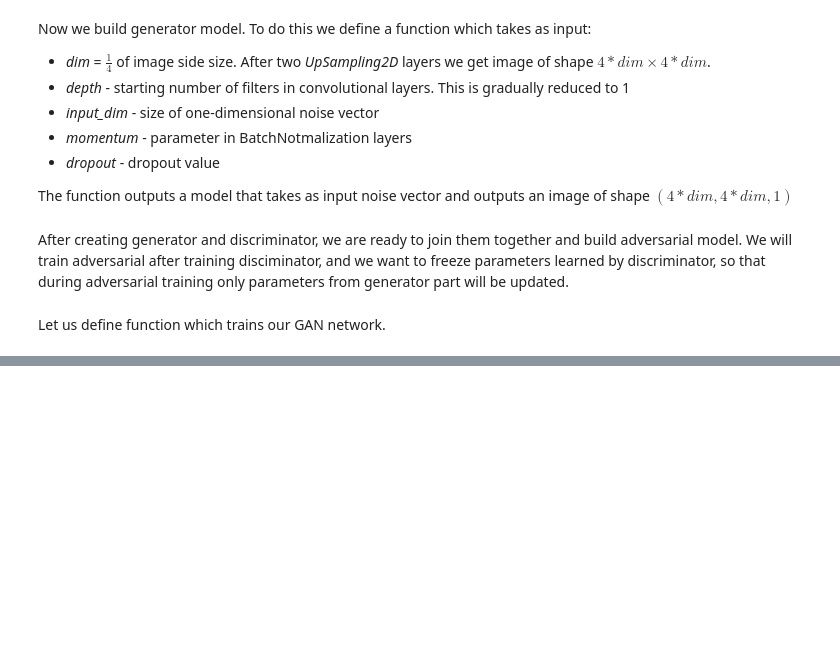
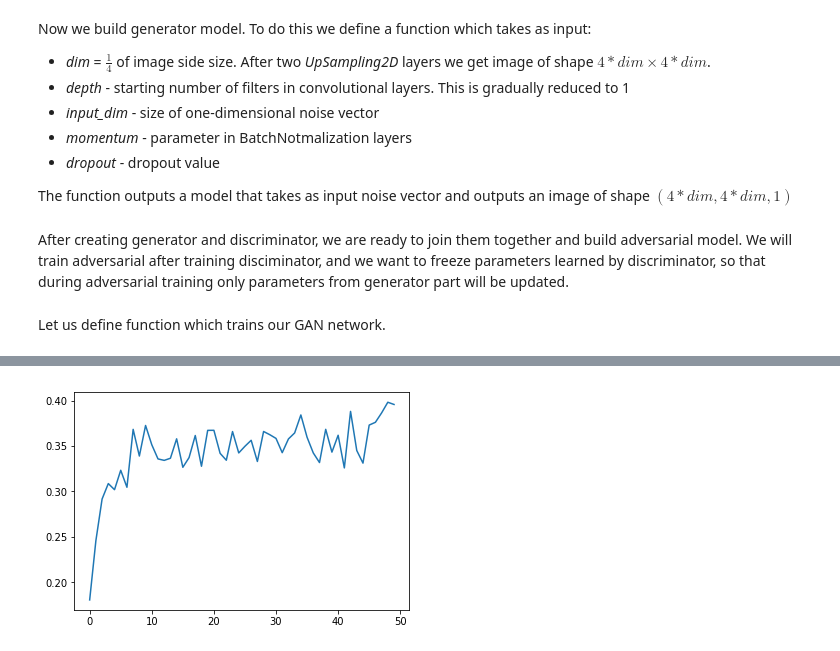
Before and after one commit to AgnieszkaZgo/GAN_on_MNIST, a Jupyter notebook: GAN_on_mnist_notebook.ipynb, the cells around one changed output, grey strips where cells are left out. Saved outputs shown, nothing was run; the diff lists cells and outputs as text; code cells hidden in the pictures; blank space fills up the shorter version.

```diff
--- a/GAN_on_mnist_notebook.ipynb
+++ b/GAN_on_mnist_notebook.ipynb
@@ -172,0 +212,7 @@ plt.plot(d_accuracies)
+# %%
+a_accuracies = [np.mean(arr) for arr in np.split(np.array(a_accuracies), 50)]
+
+plt.plot(a_accuracies)
+plt.show()
+# %% [output]
+[figure, added]
```
Also changed, not shown: parts of 15 cells of this notebook.
